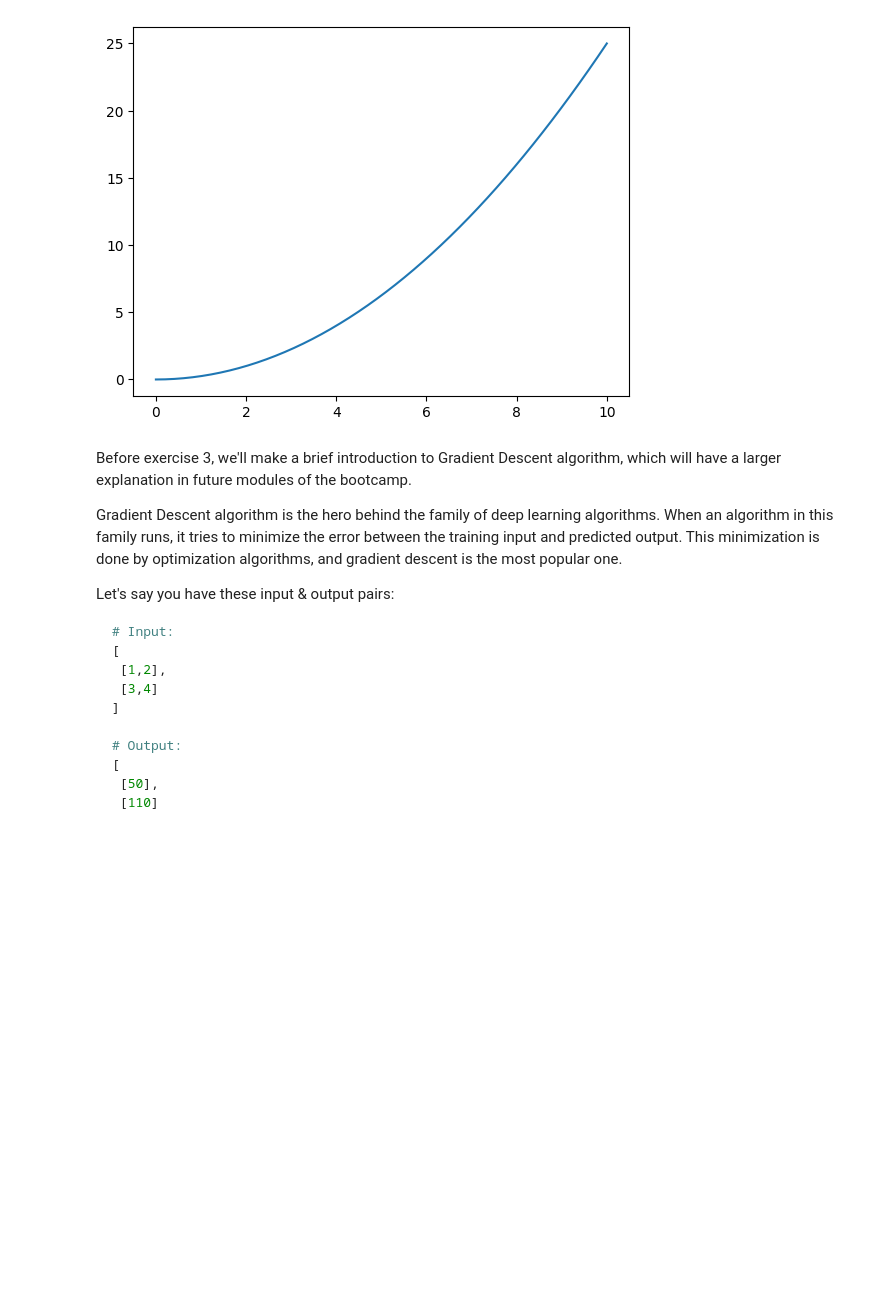
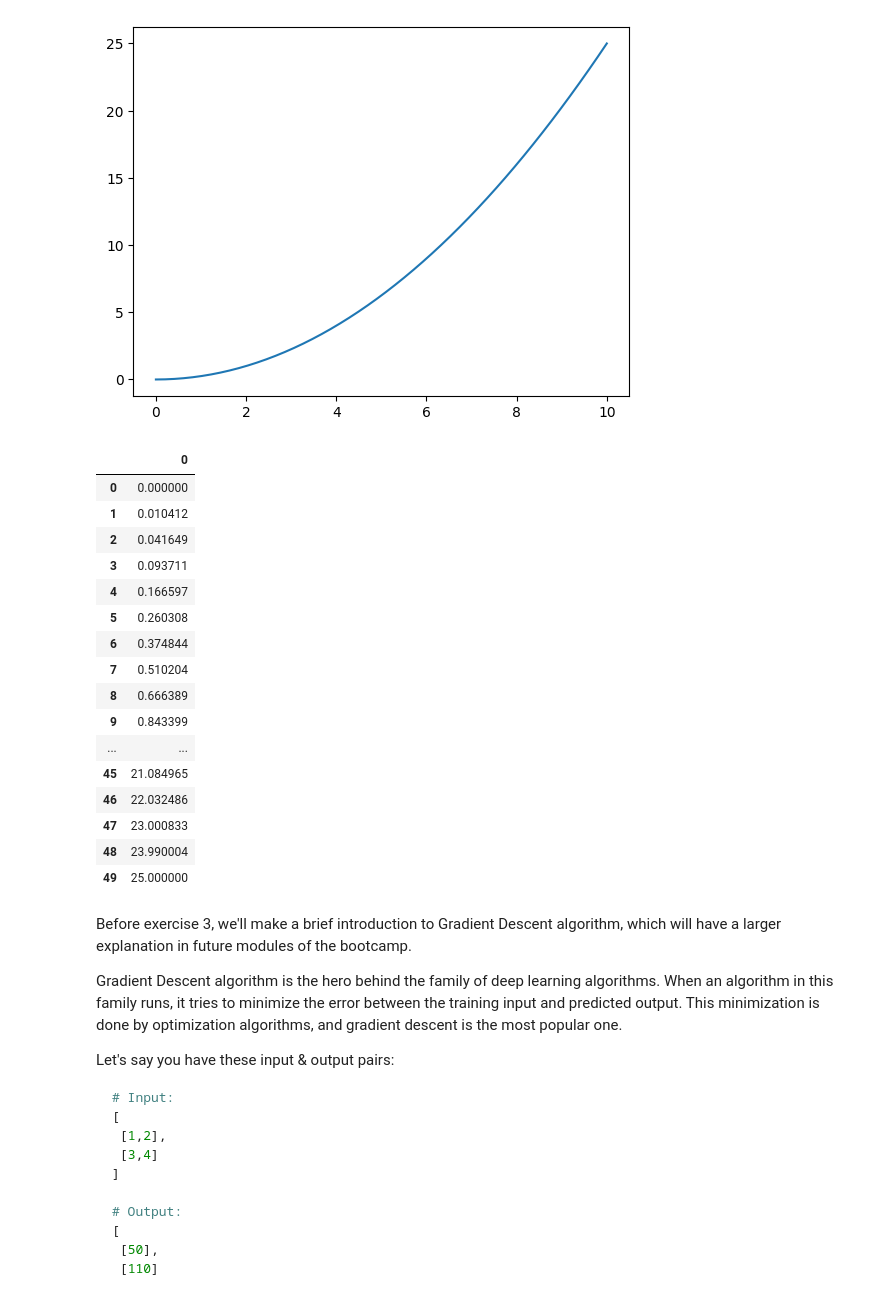
Before and after one commit to Valenfrc/calculus-and-algebra-problems-with-python, a Jupyter notebook: notebook/problems.ipynb, the cells around one changed output. Saved outputs shown, nothing was run; the diff lists cells and outputs as text; code cells hidden in the pictures; blank space fills up the shorter version.

```diff
--- a/notebook/problems.ipynb
+++ b/notebook/problems.ipynb
@@ -69,6 +69,28 @@ plt.plot(x,aceleracion(x))
 [figure]
 # %%
 # Create a DataFrame
+import pandas as pd
+
+df= pd.DataFrame(aceleracion(x))
+df
+# %% [output]
+|  | 0 |
+| 0 | 0.000000 |
+| 1 | 0.010412 |
+| 2 | 0.041649 |
+| 3 | 0.093711 |
+| 4 | 0.166597 |
+| 5 | 0.260308 |
+| 6 | 0.374844 |
+| 7 | 0.510204 |
+| 8 | 0.666389 |
+| 9 | 0.843399 |
+| ... | ... |
+| 45 | 21.084965 |
+| 46 | 22.032486 |
+| 47 | 23.000833 |
+| 48 | 23.990004 |
+| 49 | 25.000000 |
 # %% [markdown]
 Before exercise 3, we'll make a brief introduction to Gradient Descent algorithm, which will have a larger explanation in future modules of the bootcamp.
 
```
Also changed, not shown: parts of 2 cells of this notebook.
